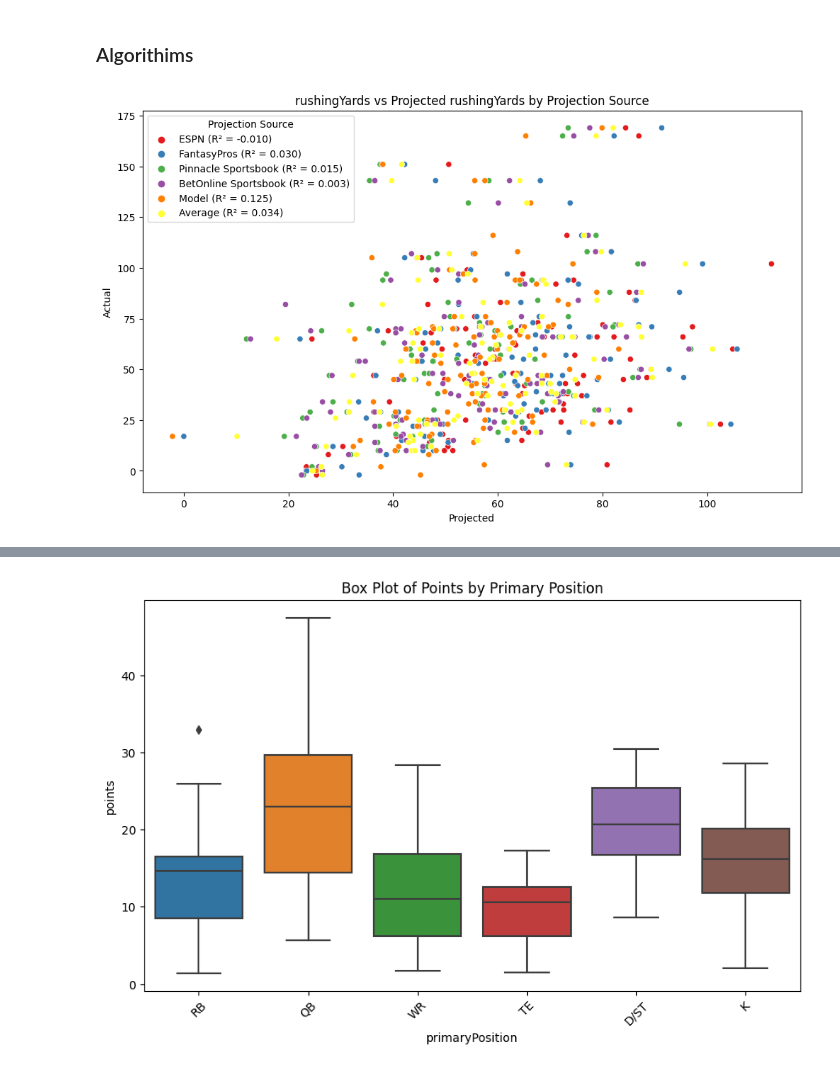
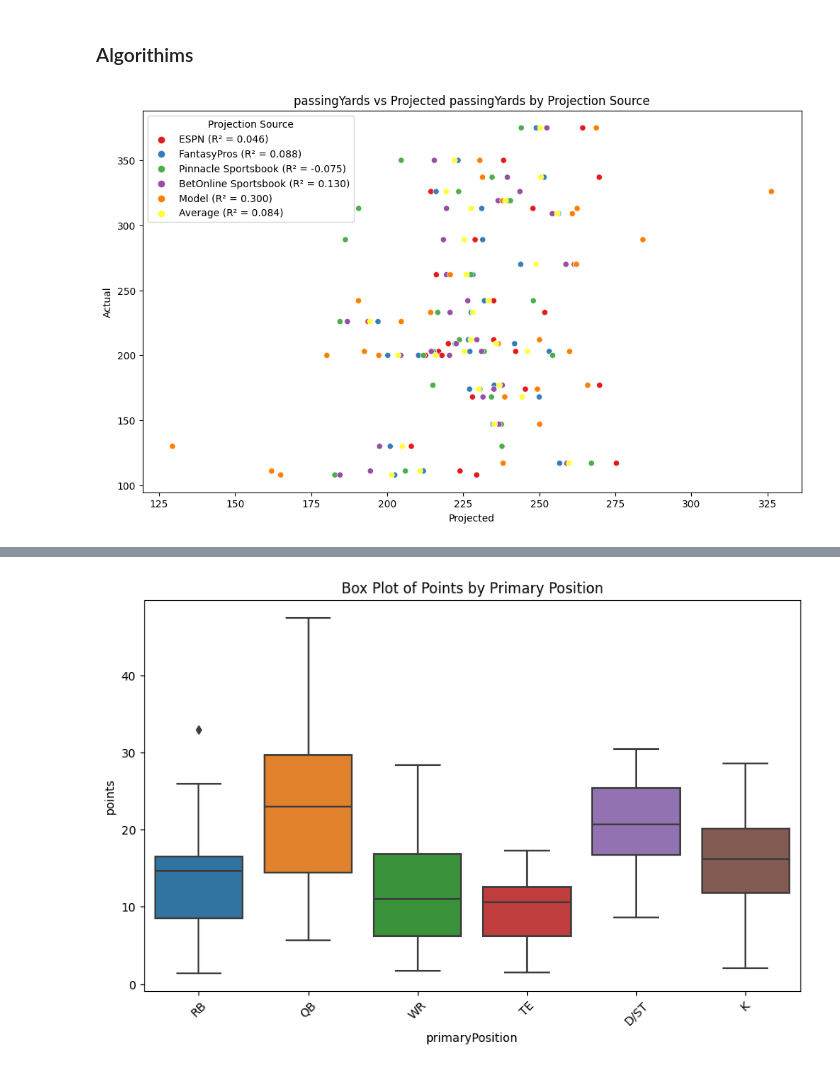
Before and after one commit to twinfield10/ESPN_FFL, a Jupyter notebook: FF Analysis Notebook.ipynb, the cells around one changed output, grey strips where cells are left out. Drawn from its saved outputs; the diff is of its cells as text; code cells hidden in the pictures.

Commit message:
Week 6 Update

```diff
--- a/FF Analysis Notebook.ipynb
+++ b/FF Analysis Notebook.ipynb
@@ -845,7 +845,7 @@ def create_ESPN_combo(stat, visualize = True, pos_filter = None):
     df = df[(df[f'PINNY_{stat}'] != ((df[f'ESPN_{stat}'] + df[f'FP_{stat}'])/2)) & (df[f'BOL_{stat}'] != ((df[f'ESPN_{stat}'] + df[f'FP_{stat}'])/2))]
 
     ## Filter For Completed Weeks
-    df = df[(df['week'] < curr_week) & (~df[f'ESPN_{stat}'].isna())]
+    df = df[(df['week'] == curr_week-1) & (~df[f'ESPN_{stat}'].isna()) & (df[f'ESPN_{stat}'] > 0)]
     df[f'{stat}'].fillna(0, inplace=True)
 
     # DF Filter Rows Where Projection is 0 in Pinny
@@ -884,35 +884,35 @@ def create_ESPN_combo(stat, visualize = True, pos_filter = None):
         df_melted.replace({"Projection Source": label_map}, inplace=True)
 
         r2_scores = {}
         for source in df_melted['Projection Source'].unique():
             subset = df_melted[df_melted['Projection Source'] == source]
             r2 = r2_score(subset[f'{stat}'], subset[f'Projected {stat}'])
             r2_scores[source] = r2
 
 
         # Plot using seaborn
         plt.figure(figsize=(12, 7))
         sns.scatterplot(x=f'Projected {stat}', y=f'{stat}', hue='Projection Source', data=df_melted, palette='Set1')
 
 
         handles, labels = plt.gca().get_legend_handles_labels()
         new_labels = [f'{label} (R² = {r2_scores[label]:.3f})' for label in labels]
         plt.legend(handles, new_labels, title='Projection Source')
 
         plt.title(f'{stat} vs Projected {stat} by Projection Source')
         plt.xlabel('Projected')
         plt.ylabel('Actual')
         plt.show()
 
     elif visualize == False:
         return clean
 
 pd.set_option('display.max_rows', None)
 pd.set_option('display.max_columns', None)
 
-create_ESPN_combo(stat = "rushingYards", pos_filter=['RB'], visualize=True) #
+create_ESPN_combo(stat = "passingYards", pos_filter=['QB'], visualize=True) #
 # %% [output]
-[figure, old version]
+[figure, new version]
 # %%
 def check_week(lu, week, own):
 
```
Also changed, not shown: parts of 9 cells of this notebook, 24 other files.
